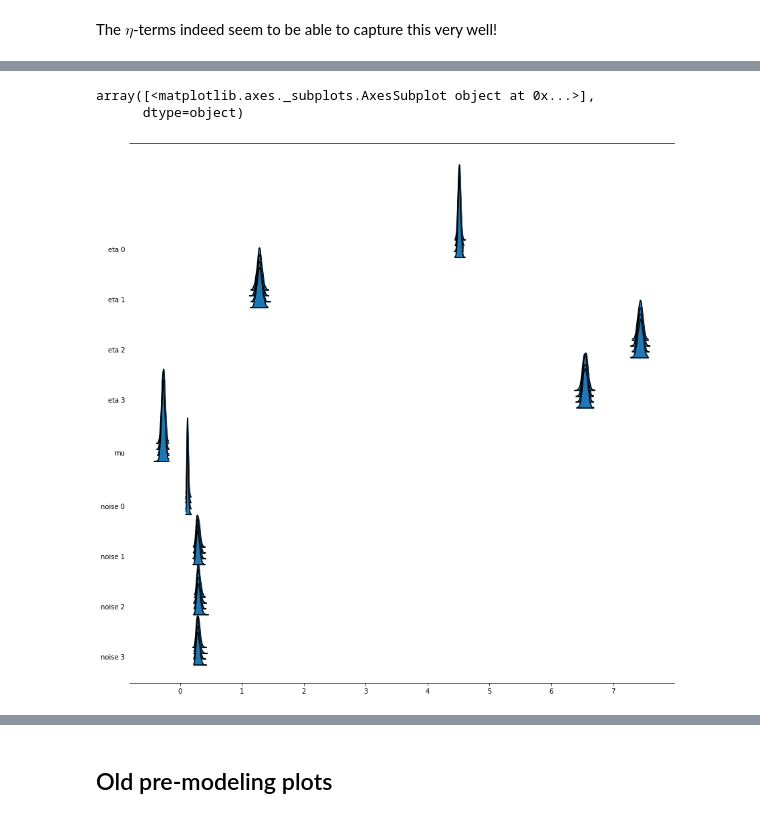
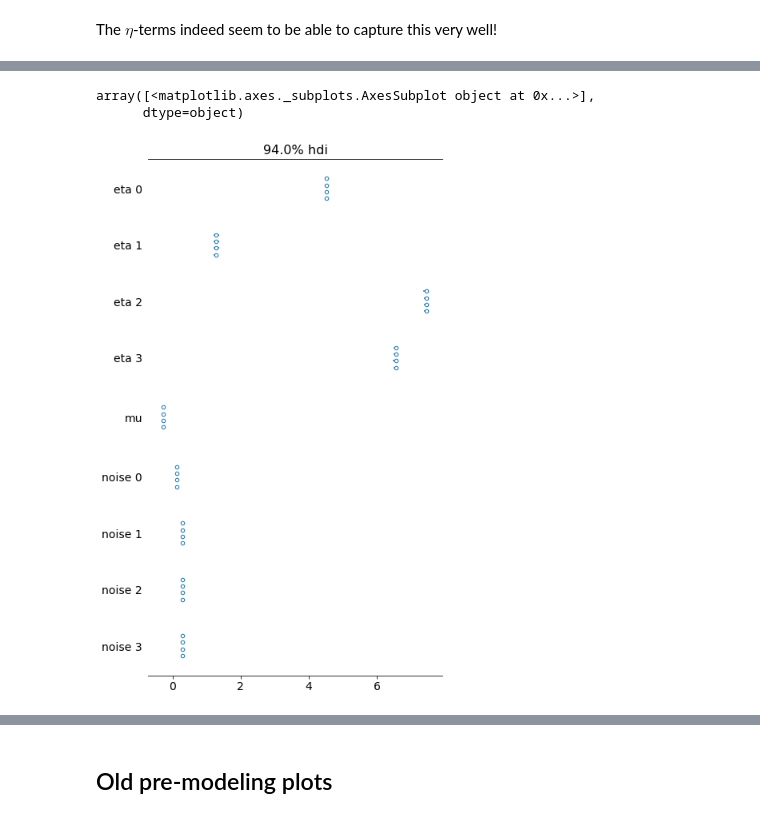
Before and after one commit to j0ma/flores, a Jupyter notebook: bpe-experiment-plots.ipynb, the cells around one changed output, grey strips where cells are left out. Saved outputs shown, nothing was run; the diff lists cells and outputs as text; code cells hidden in the pictures.

```diff
--- a/bpe-experiment-plots.ipynb
+++ b/bpe-experiment-plots.ipynb
@@ -553,9 +591,9 @@ array([[<matplotlib.axes._subplots.AxesSubplot object at 0x...>,
 # %%
-pm.forestplot(posterior, kind='ridgeplot')
+pm.forestplot(posterior)
 # %% [output]
 array([<matplotlib.axes._subplots.AxesSubplot object at 0x...>],
       dtype=object)
-[figure, old version]
+[figure, new version]
 # %%
 posterior_predictive_check()
 # %% [output]
```
Also changed, not shown: parts of 35 cells of this notebook, 11 other files.
